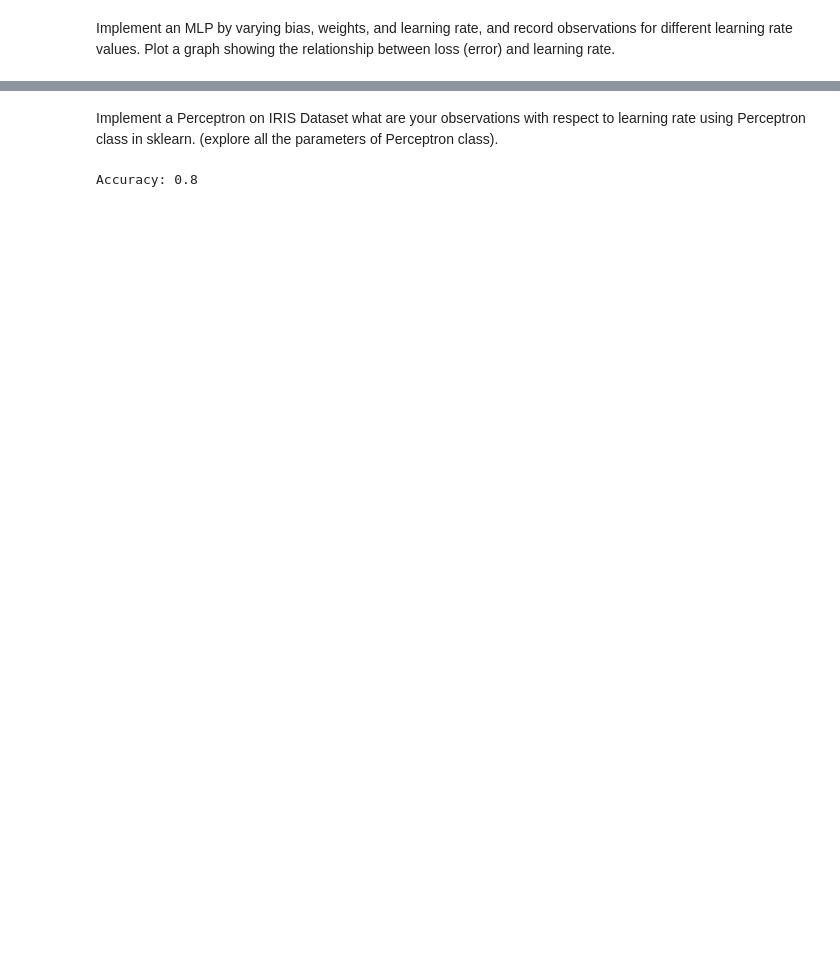
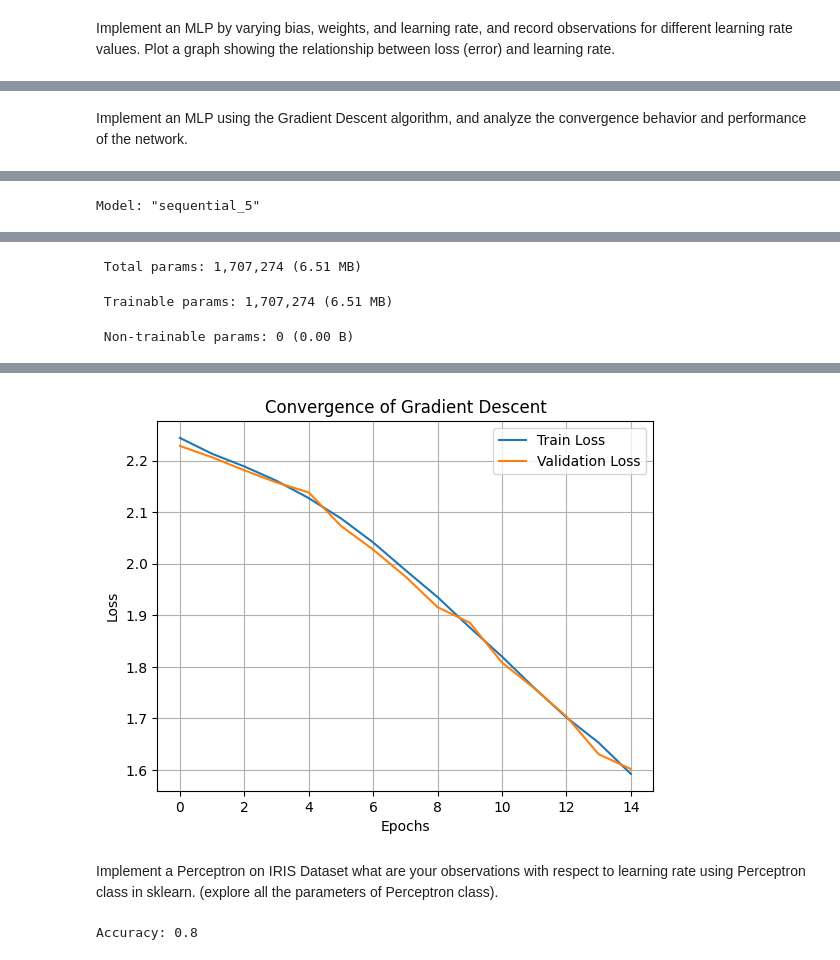
Before and after one commit to MamidiPravallikaReddy/DL_LAB, a Jupyter notebook: DL_week3.ipynb, the cells around one changed output, grey strips where cells are left out. Cells and saved outputs as stored; diff of their text form; code cells hidden in the pictures; blank space fills up the shorter version.

```diff
--- a/DL_week3.ipynb
+++ b/DL_week3.ipynb
@@ -74,0 +105,73 @@ Learning Rate: 1.0, Final Loss: 0.000135
+# %% [markdown]
+Implement an MLP using the Gradient Descent algorithm, and analyze the convergence behavior and performance of the network.
+# %%
+import numpy as np
+import scipy.io
+import matplotlib.pyplot as plt
+from tensorflow.keras.models import Sequential
+from tensorflow.keras.layers import Dense, Input
+from tensorflow.keras.optimizers import SGD
+
+!wget http://ufldl.stanford.edu/housenumbers/train_32x32.mat
+!wget http://ufldl.stanford.edu/housenumbers/test_32x32.mat
+
+train = scipy.io.loadmat('train_32x32.mat')
+test = scipy.io.loadmat('test_32x32.mat')
+
+X_train = np.transpose(train['X'], (3,0,1,2))[:20000]
+Y_train = train['y'][:20000]
+
+X_test = np.transpose(test['X'], (3,0,1,2))[:5000]
+Y_test = test['y'][:5000]
+
+Y_train[Y_train == 10] = 0
+Y_test[Y_test == 10] = 0
+
+X_train = X_train / 255.0
+X_test = X_test / 255.0
+
+X_train = X_train.reshape(X_train.shape[0], -1)
+X_test = X_test.reshape(X_test.shape[0], -1)
+
+model = Sequential([
+    Input(shape=(3072,)),
+    Dense(512, activation='relu'),
+    Dense(256, activation='relu'),
+    Dense(10, activation='softmax')
+])
+
+optimizer = SGD(learning_rate=0.01)
+
+model.compile(
+    optimizer=optimizer,
+    loss='sparse_categorical_crossentropy',
+    metrics=['accuracy']
+)
+
+model.summary()
+
+history = model.fit(
+    X_train, Y_train,
+    epochs=15,
+    batch_size=128,
+    validation_split=0.2,
+    verbose=1
+)
+
+test_loss, test_acc = model.evaluate(X_test, Y_test)
+print("Test Accuracy:", test_acc)
+
+plt.figure()
+
+plt.plot(history.history['loss'], label='Train Loss')
+
+plt.plot(history.history['val_loss'], label='Validation Loss')
+
+plt.xlabel("Epochs")
+plt.ylabel("Loss")
+plt.title("Convergence of Gradient Descent")
+plt.legend()
+plt.grid()
+
+plt.show()
+# %% [output]
@@ -74,0 +195 @@ Learning Rate: 1.0, Final Loss: 0.000135
+Model: "sequential_5"
@@ -74,0 +205,3 @@ Learning Rate: 1.0, Final Loss: 0.000135
+ Total params: 1,707,274 (6.51 MB)
+ Trainable params: 1,707,274 (6.51 MB)
+ Non-trainable params: 0 (0.00 B)
@@ -75,3 +225,4 @@ Learning Rate: 1.0, Final Loss: 0.000135
+[figure, added]
 # %% [markdown]
 Implement a Perceptron on IRIS Dataset what are your observations with respect to learning rate using Perceptron class in sklearn. (explore all the parameters of Perceptron class).
 # %%
```
Also changed, not shown: parts of 6 cells of this notebook.
